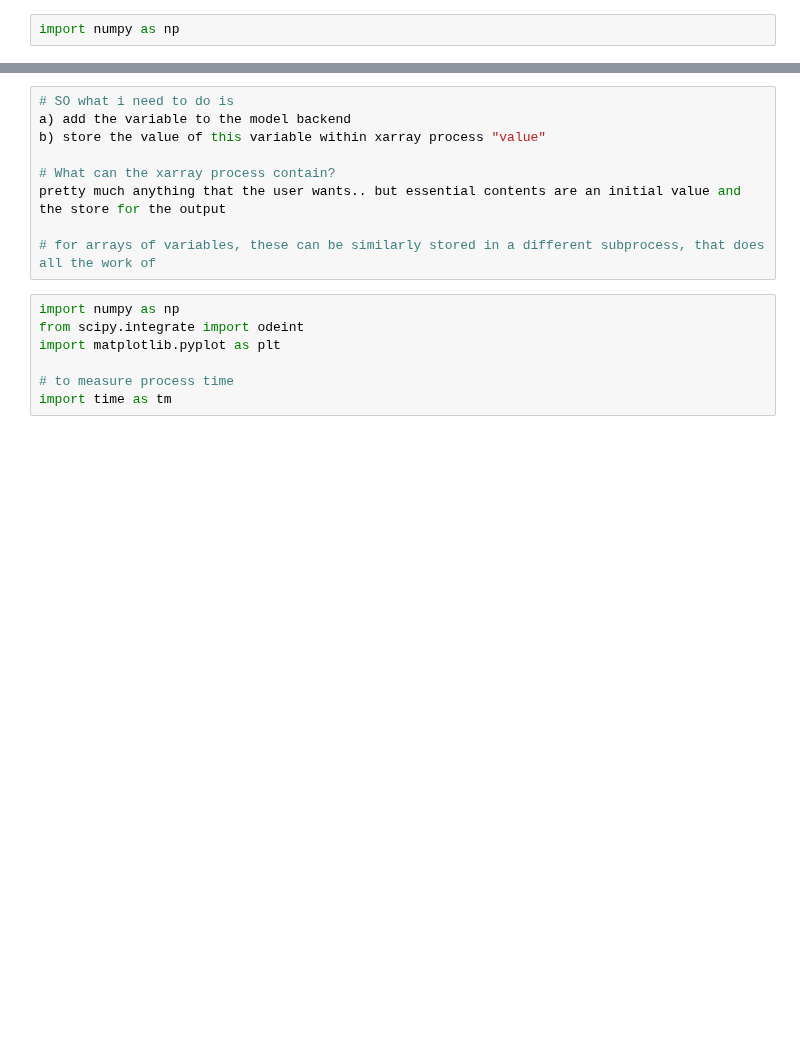
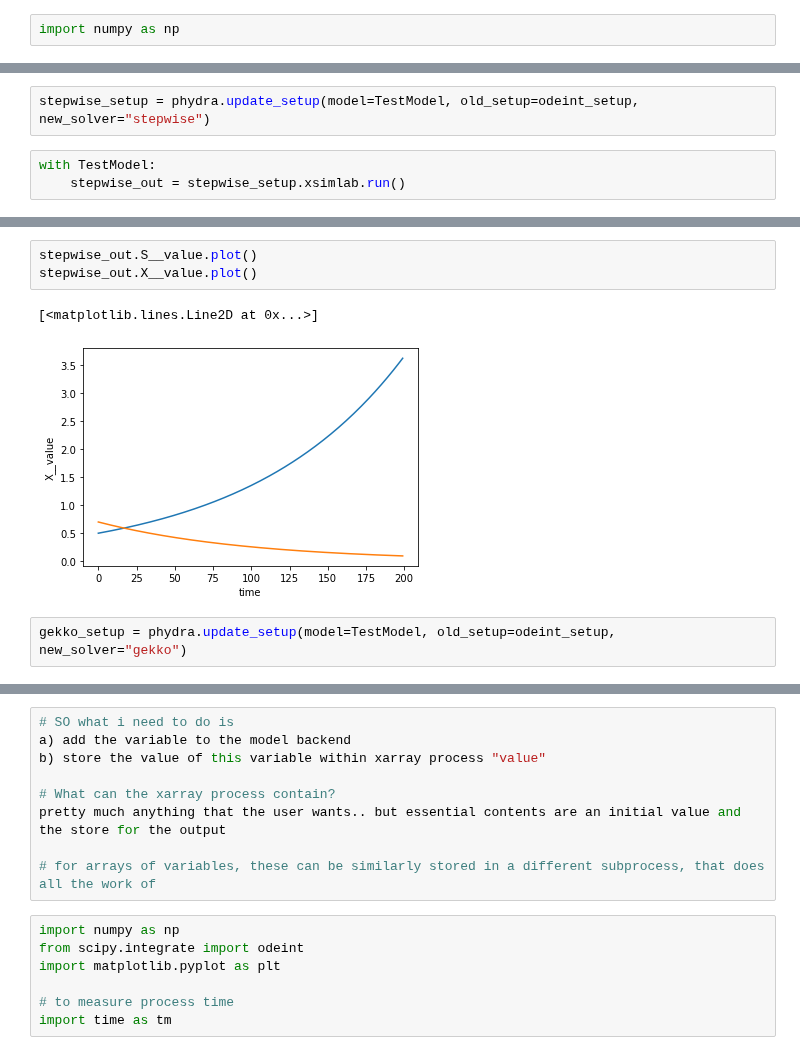
Before and after one commit to ben1post/phydra, a Jupyter notebook: prototypes/PhydraPub_SimplifyCore.ipynb, the cells around one changed output, grey strips where cells are left out. Cells and saved outputs as stored; diff of their text form; blank space fills up the shorter version.

Commit message:
restructure done to simplify core, 3 Solvers implemented

```diff
--- a/prototypes/PhydraPub_SimplifyCore.ipynb
+++ b/prototypes/PhydraPub_SimplifyCore.ipynb
@@ -40,0 +89,5 @@ AttributeError: 'PhydraModel' object has no attribute 'Fluxes'
+# %%
+stepwise_setup = phydra.update_setup(model=TestModel, old_setup=odeint_setup, new_solver="stepwise")
+# %%
+with TestModel:
+    stepwise_out = stepwise_setup.xsimlab.run()
@@ -40,0 +108,8 @@ AttributeError: 'PhydraModel' object has no attribute 'Fluxes'
+# %%
+stepwise_out.S__value.plot()
+stepwise_out.X__value.plot()
+# %% [output]
+[<matplotlib.lines.Line2D at 0x...>]
+[figure, added]
+# %%
+gekko_setup = phydra.update_setup(model=TestModel, old_setup=odeint_setup, new_solver="gekko")
```
Also changed, not shown: parts of 10 cells of this notebook, 15 other files.
